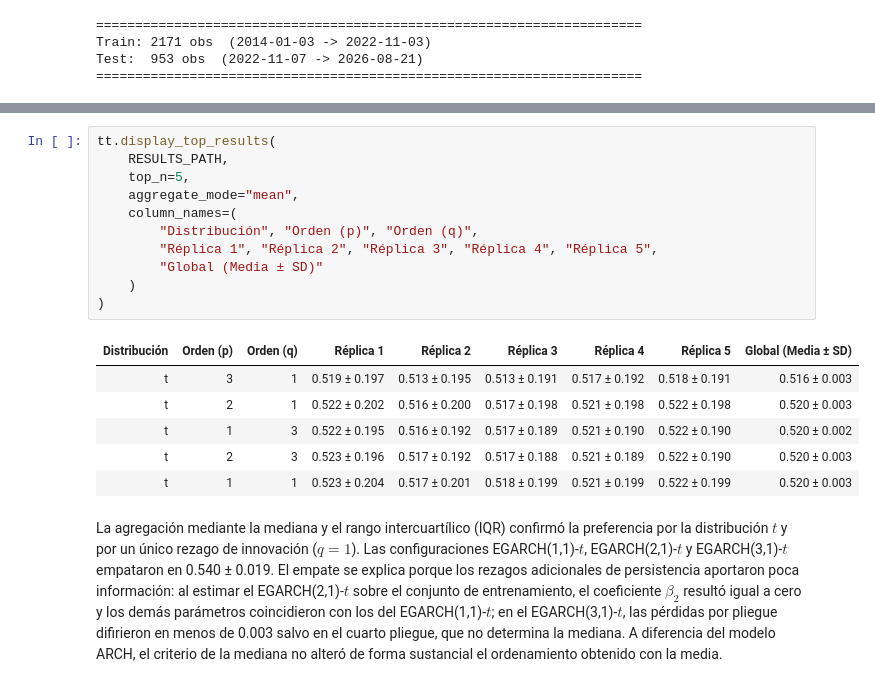
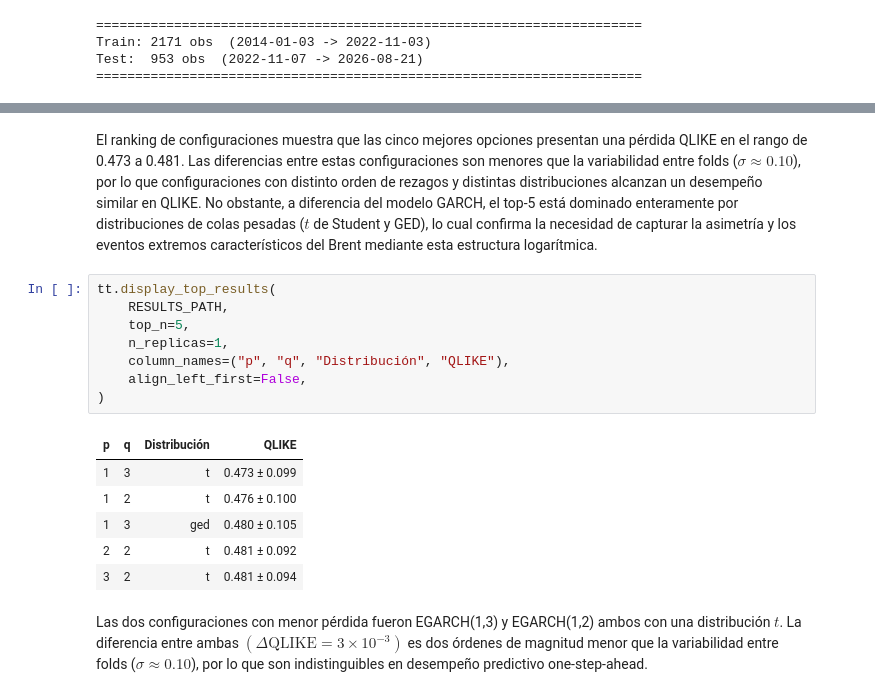
Before and after one commit to cjarango/brent-crude-nlp-market-dynamics, a Jupyter notebook: notebooks/05_egarch_model.ipynb, the cells around one changed output, grey strips where cells are left out. Drawn from its saved outputs; the diff is of its cells as text.

```diff
--- a/notebooks/05_egarch_model.ipynb
+++ b/notebooks/05_egarch_model.ipynb
@@ -197,20 +203,19 @@ tt.display_styled_df(df=df_search_params, decimals=4)
+# %% [markdown]
+El ranking de configuraciones muestra que las cinco mejores opciones presentan una pérdida QLIKE en el rango de 0.473 a 0.481. Las diferencias entre estas configuraciones son menores que la variabilidad entre folds ($\sigma \approx 0.10$), por lo que configuraciones con distinto orden de rezagos y distintas distribuciones alcanzan un desempeño similar en QLIKE. No obstante, a diferencia del modelo GARCH, el top-5 está dominado enteramente por distribuciones de colas pesadas ($t$ de Student y GED), lo cual confirma la necesidad de capturar la asimetría y los eventos extremos característicos del Brent mediante esta estructura logarítmica.
 # %%
 tt.display_top_results(
     RESULTS_PATH,
     top_n=5,
-    aggregate_mode="mean",
-    column_names=(
-        "Distribución", "Orden (p)", "Orden (q)",
-        "Réplica 1", "Réplica 2", "Réplica 3", "Réplica 4", "Réplica 5",
-        "Global (Media ± SD)"
-    )
+    n_replicas=1,
+    column_names=("p", "q", "Distribución", "QLIKE"),
+    align_left_first=False,
 )
 # %% [output]
-| Distribución | Orden (p) | Orden (q) | Réplica 1 | Réplica 2 | Réplica 3 | Réplica 4 | Réplica 5 | Global (Media ± SD) |
-| t | 3 | 1 | 0.519 ± 0.197 | 0.513 ± 0.195 | 0.513 ± 0.191 | 0.517 ± 0.192 | 0.518 ± 0.191 | 0.516 ± 0.003 |
-| t | 2 | 1 | 0.522 ± 0.202 | 0.516 ± 0.200 | 0.517 ± 0.198 | 0.521 ± 0.198 | 0.522 ± 0.198 | 0.520 ± 0.003 |
-| t | 1 | 3 | 0.522 ± 0.195 | 0.516 ± 0.192 | 0.517 ± 0.189 | 0.521 ± 0.190 | 0.522 ± 0.190 | 0.520 ± 0.002 |
-| t | 2 | 3 | 0.523 ± 0.196 | 0.517 ± 0.192 | 0.517 ± 0.188 | 0.521 ± 0.189 | 0.522 ± 0.190 | 0.520 ± 0.003 |
-| t | 1 | 1 | 0.523 ± 0.204 | 0.517 ± 0.201 | 0.518 ± 0.199 | 0.521 ± 0.199 | 0.522 ± 0.199 | 0.520 ± 0.003 |
+| p | q | Distribución | QLIKE |
+| 1 | 3 | t | 0.473 ± 0.099 |
+| 1 | 2 | t | 0.476 ± 0.100 |
+| 1 | 3 | ged | 0.480 ± 0.105 |
+| 2 | 2 | t | 0.481 ± 0.092 |
+| 3 | 2 | t | 0.481 ± 0.094 |
 # %% [markdown]
-La agregación mediante la mediana y el rango intercuartílico (IQR) confirmó la preferencia por la distribución $t$ y por un único rezago de innovación ($q = 1$). Las configuraciones EGARCH(1,1)-$t$, EGARCH(2,1)-$t$ y EGARCH(3,1)-$t$ empataron en 0.540 ± 0.019. El empate se explica porque los rezagos adicionales de persistencia aportaron poca información: al estimar el EGARCH(2,1)-$t$ sobre el conjunto de entrenamiento, el coeficiente $\beta_2$ resultó igual a cero y los demás parámetros coincidieron con los del EGARCH(1,1)-$t$; en el EGARCH(3,1)-$t$, las pérdidas por pliegue difirieron en menos de 0.003 salvo en el cuarto pliegue, que no determina la mediana. A diferencia del modelo ARCH, el criterio de la mediana no alteró de forma sustancial el ordenamiento obtenido con la media.
+Las dos configuraciones con menor pérdida fueron EGARCH(1,3) y EGARCH(1,2) ambos con una distribución $t$. La diferencia entre ambas $\left(\Delta \text{QLIKE} = 3 \times 10^{-3}\right)$ es dos órdenes de magnitud menor que la variabilidad entre folds ($\sigma \approx 0.10$), por lo que son indistinguibles en desempeño predictivo one-step-ahead.
```
Also changed, not shown: parts of 31 cells of this notebook, 23 other files.
